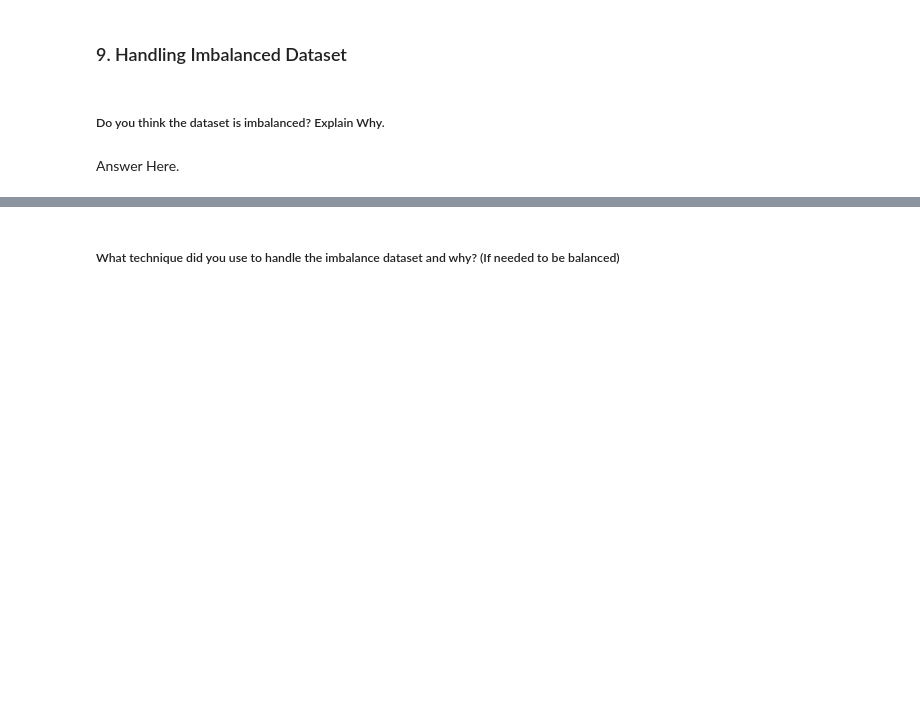
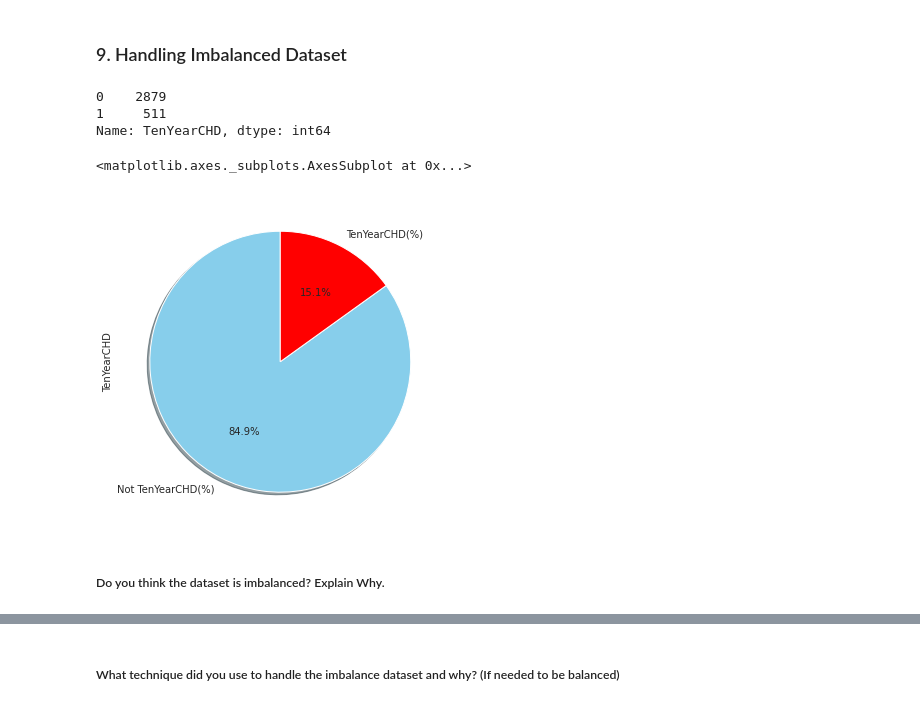
Before and after one commit to Prasannark48/Cardiovascular-risk-prediction---ML-Capstone-Project-2, a Jupyter notebook: Cardiovascular_Risk_Prediction.ipynb, the cells around one changed output, grey strips where cells are left out. Cells and saved outputs as stored; diff of their text form; code cells hidden in the pictures; blank space fills up the shorter version.

```diff
--- a/Cardiovascular_Risk_Prediction.ipynb
+++ b/Cardiovascular_Risk_Prediction.ipynb
@@ -1387,6 +1588,25 @@ Answer Here.
 # %% [markdown]
 ### 9. Handling Imbalanced Dataset
+# %%
+# Chart - 1 visualization code
+# Dependant Column Value Counts
+print(df.TenYearCHD.value_counts())
+print(" ")
+# Dependant Variable Column Visualization
+df['TenYearCHD'].value_counts().plot(kind='pie',
+                              figsize=(15,6),
+                               autopct="%1.1f%%",
+                               startangle=90,
+                               shadow=True,
+                               labels=['Not TenYearCHD(%)','TenYearCHD(%)'],
+                               colors=['skyblue','red'],
+                               explode=[0,0]
+                              )
+# %% [output]
+0    2879
+1     511
+Name: TenYearCHD, dtype: int64
+<matplotlib.axes._subplots.AxesSubplot at 0x...>
+[figure, added]
 # %% [markdown]
 ##### Do you think the dataset is imbalanced? Explain Why.
-# %% [markdown]
-Answer Here.
```
Also changed, not shown: parts of 91 cells of this notebook.
